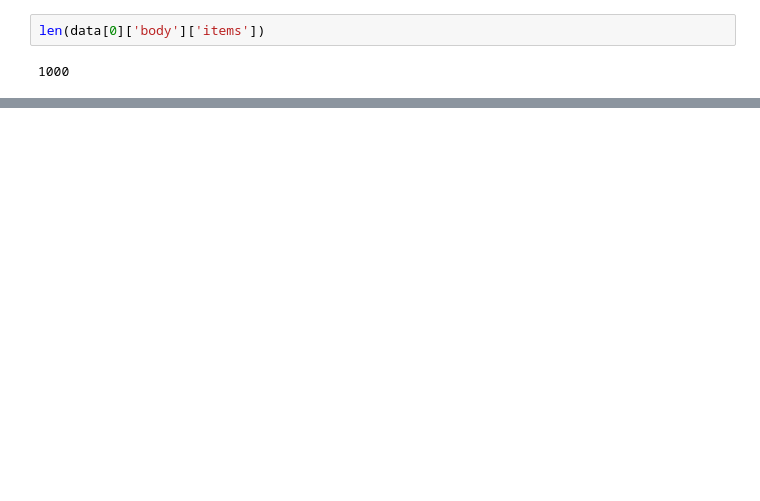
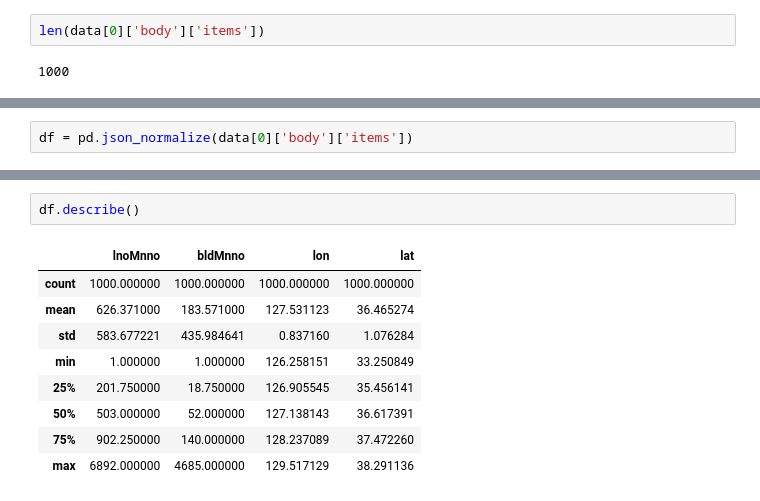
Before and after one commit to haram4th/fintech_pm_data_science, a Jupyter notebook: 04python_basic/14_전국치킨집리스트_언패킹하기.ipynb, the cells around one changed output, grey strips where cells are left out. Drawn from its saved outputs; the diff is of its cells as text; blank space fills up the shorter version.

```diff
--- a/04python_basic/14_전국치킨집리스트_언패킹하기.ipynb
+++ b/04python_basic/14_전국치킨집리스트_언패킹하기.ipynb
@@ -28,0 +238,2 @@ len(data[0]['body']['items'])
+# %%
+df = pd.json_normalize(data[0]['body']['items'])
@@ -28,0 +284,12 @@ len(data[0]['body']['items'])
+# %%
+df.describe()
+# %% [output]
+|  | lnoMnno | bldMnno | lon | lat |
+| count | 1000.000000 | 1000.000000 | 1000.000000 | 1000.000000 |
+| mean | 626.371000 | 183.571000 | 127.531123 | 36.465274 |
+| std | 583.677221 | 435.984641 | 0.837160 | 1.076284 |
+| min | 1.000000 | 1.000000 | 126.258151 | 33.250849 |
+| 25% | 201.750000 | 18.750000 | 126.905545 | 35.456141 |
+| 50% | 503.000000 | 52.000000 | 127.138143 | 36.617391 |
+| 75% | 902.250000 | 140.000000 | 128.237089 | 37.472260 |
+| max | 6892.000000 | 4685.000000 | 129.517129 | 38.291136 |
```
Also changed, not shown: parts of 18 cells of this notebook, 3 other files.
